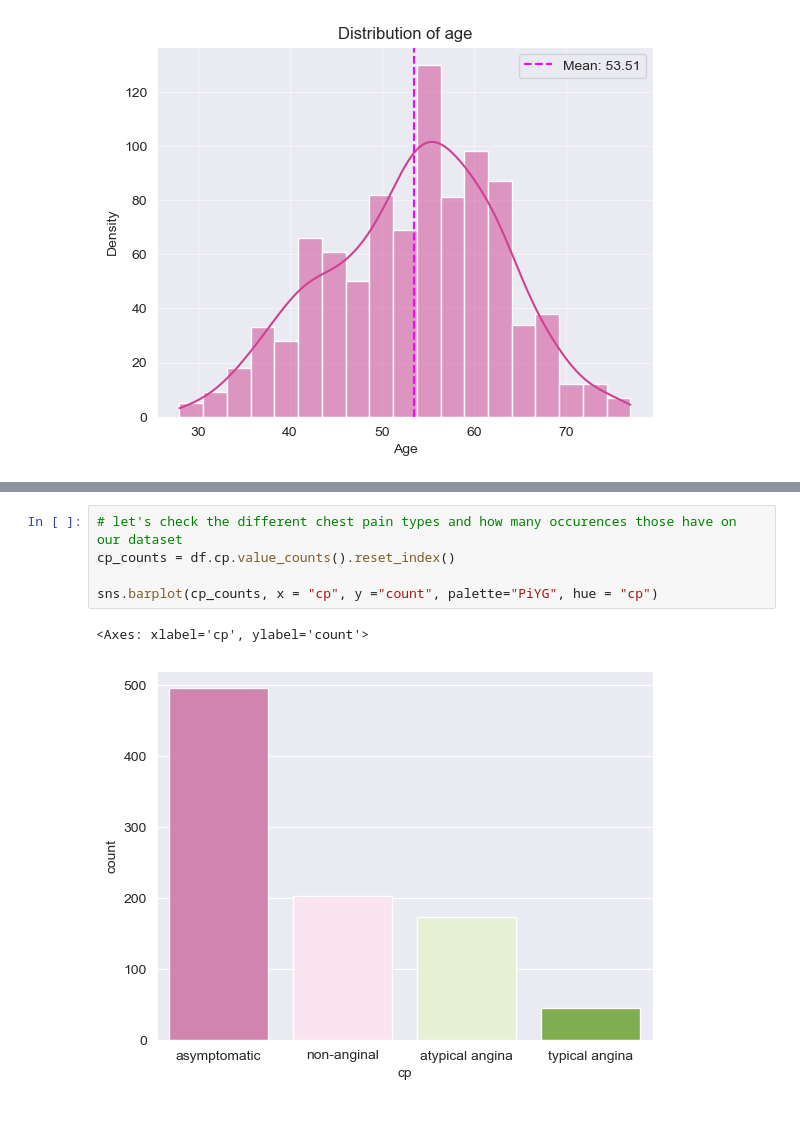
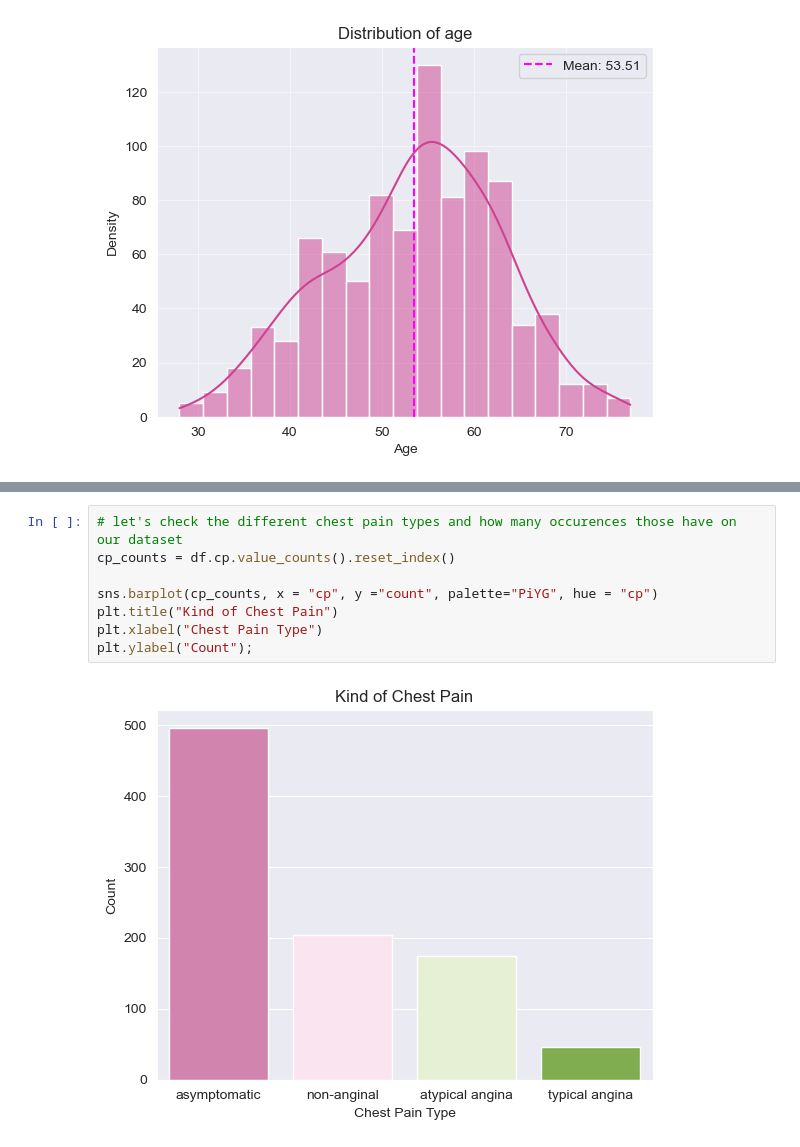
Before and after one commit to imelinc/heart-disease-project, a Jupyter notebook: heart-disease-project.ipynb, the cells around one changed output, grey strips where cells are left out. Drawn from its saved outputs; the diff is of its cells as text; blank space fills up the shorter version.

```diff
--- a/heart-disease-project.ipynb
+++ b/heart-disease-project.ipynb
@@ -172,8 +180,10 @@ plt.grid(True, alpha=0.5, axis = 'y')
 # %%
 # let's check the different chest pain types and how many occurences those have on our dataset
 cp_counts = df.cp.value_counts().reset_index()
 
 sns.barplot(cp_counts, x = "cp", y ="count", palette="PiYG", hue = "cp")
+plt.title("Kind of Chest Pain")
+plt.xlabel("Chest Pain Type")
+plt.ylabel("Count");
 # %% [output]
-<Axes: xlabel='cp', ylabel='count'>
-[figure, old version]
+[figure, new version]
```
Also changed, not shown: parts of 4 cells of this notebook, 1 other file.
